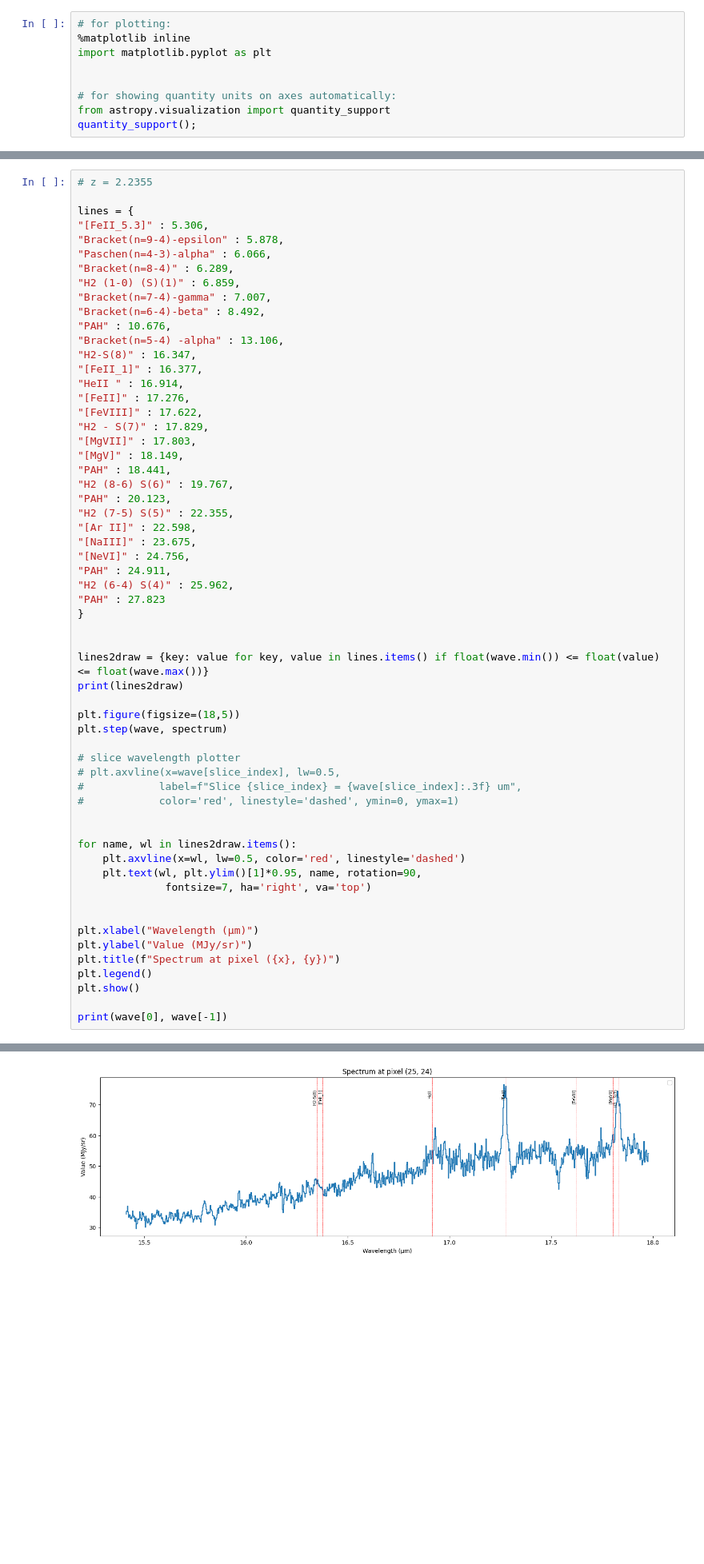
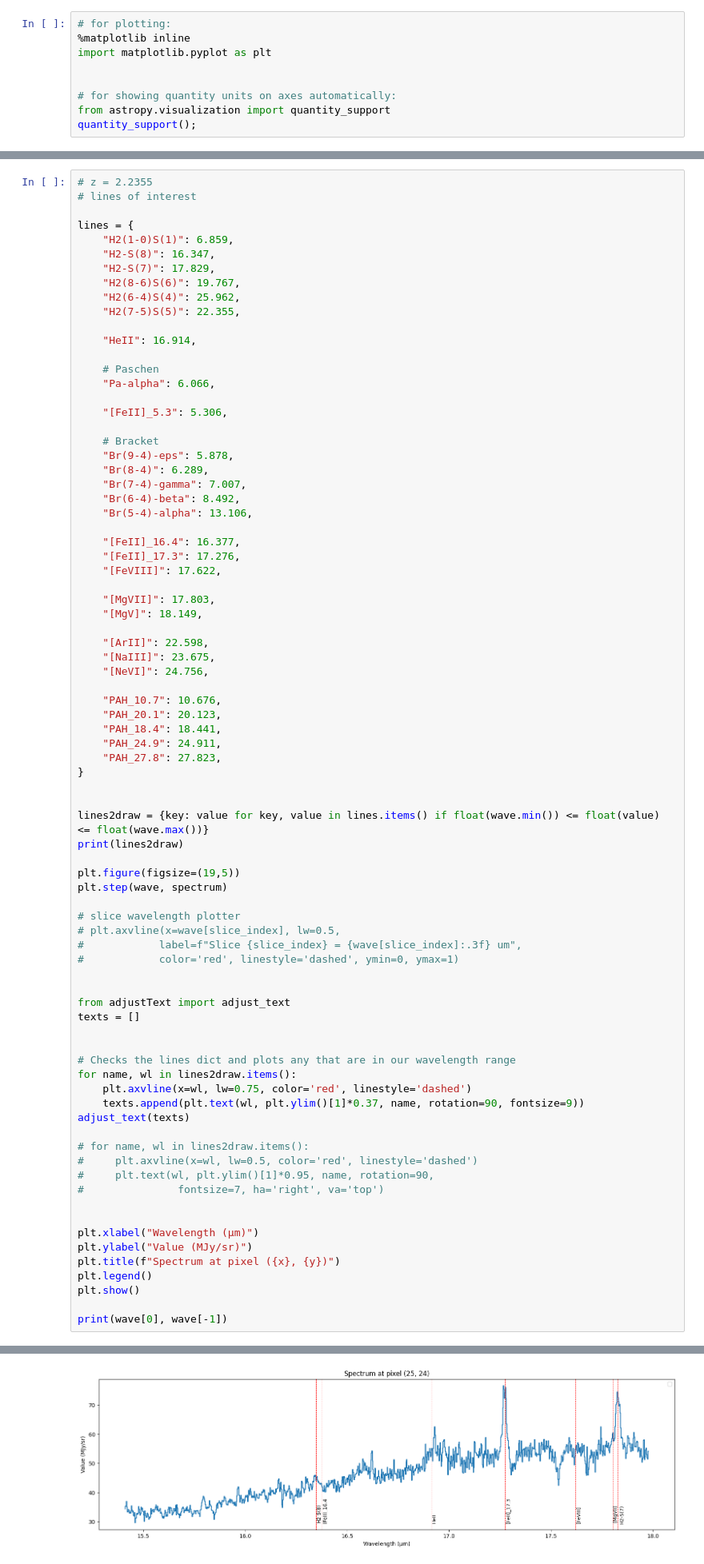
Before and after one commit to fa-yil/miri_bg_subtract, a Jupyter notebook: miri_notebook/spectroscopy.ipynb, the cells around one changed output, grey strips where cells are left out. Shown at 80% size. Cells and saved outputs as stored; diff of their text form; blank space fills up the shorter version.

```diff
--- a/miri_notebook/spectroscopy.ipynb
+++ b/miri_notebook/spectroscopy.ipynb
@@ -112,41 +122,52 @@ Wavelength range: 15.411 - 17.979 um
 # %%
 # z = 2.2355
+# lines of interest
 
 lines = {
-"[FeII_5.3]" : 5.306,
-"Bracket(n=9-4)-epsilon" : 5.878,
-"Paschen(n=4-3)-alpha" : 6.066,
-"Bracket(n=8-4)" : 6.289,
-"H2 (1-0) (S)(1)" : 6.859,
-"Bracket(n=7-4)-gamma" : 7.007,
-"Bracket(n=6-4)-beta" : 8.492,
-"PAH" : 10.676,
-"Bracket(n=5-4) -alpha" : 13.106,
-"H2-S(8)" : 16.347,
-"[FeII_1]" : 16.377,
-"HeII " : 16.914,
-"[FeII]" : 17.276,
-"[FeVIII]" : 17.622,
-"H2 - S(7)" : 17.829,
-"[MgVII]" : 17.803,
-"[MgV]" : 18.149,
-"PAH" : 18.441,
-"H2 (8-6) S(6)" : 19.767,
-"PAH" : 20.123,
-"H2 (7-5) S(5)" : 22.355,
-"[Ar II]" : 22.598,
-"[NaIII]" : 23.675,
-"[NeVI]" : 24.756,
-"PAH" : 24.911,
-"H2 (6-4) S(4)" : 25.962,
-"PAH" : 27.823
+    "H2(1-0)S(1)": 6.859,
+    "H2-S(8)": 16.347,
+    "H2-S(7)": 17.829,
+    "H2(8-6)S(6)": 19.767,
+    "H2(6-4)S(4)": 25.962,
+    "H2(7-5)S(5)": 22.355,
+
+    "HeII": 16.914,
+
+    # Paschen
+    "Pa-alpha": 6.066,
+
+    "[FeII]_5.3": 5.306,
+
+    # Bracket
+    "Br(9-4)-eps": 5.878,
+    "Br(8-4)": 6.289,
+    "Br(7-4)-gamma": 7.007,
+    "Br(6-4)-beta": 8.492,
+    "Br(5-4)-alpha": 13.106,
+
+    "[FeII]_16.4": 16.377,
+    "[FeII]_17.3": 17.276,
+    "[FeVIII]": 17.622,
+
+    "[MgVII]": 17.803,
+    "[MgV]": 18.149,
+
+    "[ArII]": 22.598,
+    "[NaIII]": 23.675,
+    "[NeVI]": 24.756,
+
+    "PAH_10.7": 10.676,
+    "PAH_20.1": 20.123,
+    "PAH_18.4": 18.441,
+    "PAH_24.9": 24.911,
+    "PAH_27.8": 27.823,
 }
 
 
 lines2draw = {key: value for key, value in lines.items() if float(wave.min()) <= float(value) <= float(wave.max())}
 print(lines2draw)
 
-plt.figure(figsize=(18,5))
+plt.figure(figsize=(19,5))
 plt.step(wave, spectrum)
 
 # slice wavelength plotter
@@ -155,10 +176,20 @@ plt.step(wave, spectrum)
 #            color='red', linestyle='dashed', ymin=0, ymax=1)
 
 
+from adjustText import adjust_text
+texts = []
+
+
+# Checks the lines dict and plots any that are in our wavelength range
 for name, wl in lines2draw.items():
-    plt.axvline(x=wl, lw=0.5, color='red', linestyle='dashed')
-    plt.text(wl, plt.ylim()[1]*0.95, name, rotation=90,
-              fontsize=7, ha='right', va='top')
+    plt.axvline(x=wl, lw=0.75, color='red', linestyle='dashed')
+    texts.append(plt.text(wl, plt.ylim()[1]*0.37, name, rotation=90, fontsize=9))
+adjust_text(texts)
+
+# for name, wl in lines2draw.items():
+#     plt.axvline(x=wl, lw=0.5, color='red', linestyle='dashed')
+#     plt.text(wl, plt.ylim()[1]*0.95, name, rotation=90,
+#               fontsize=7, ha='right', va='top')
 
 
 plt.xlabel("Wavelength (μm)")
@@ -173,4 +204,4 @@ print(wave[0], wave[-1])
-[figure, old version]
+[figure, new version]
 15.411249847384168 17.978749789996073
 # %%
 # Now onto smoothing and stuff
```
Also changed, not shown: parts of 12 cells of this notebook, 4 other files.
